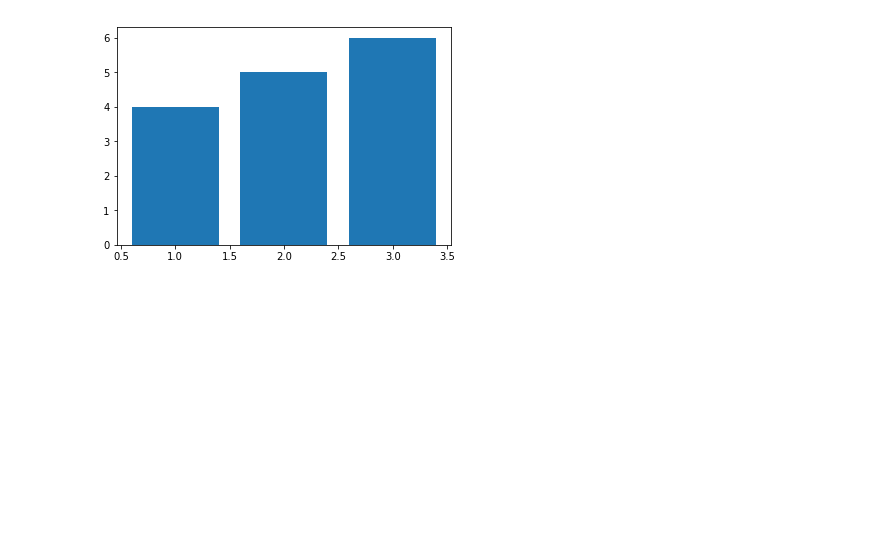
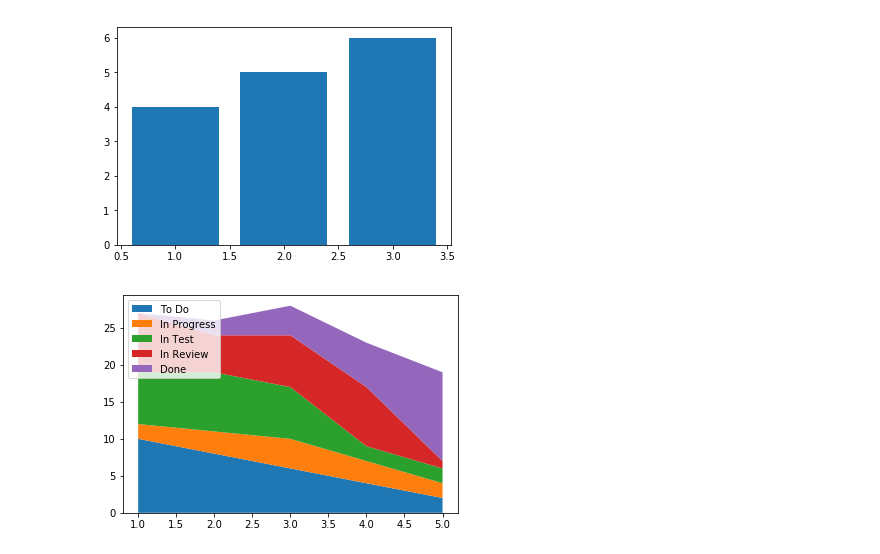
Before and after one commit to sajjadGG/book-python, a Jupyter notebook: data-vizualization/jupyter/Untitled.ipynb, the cells around one changed output. Cells and saved outputs as stored; diff of their text form; code cells hidden in the pictures; blank space fills up the shorter version.

```diff
--- a/data-vizualization/jupyter/Untitled.ipynb
+++ b/data-vizualization/jupyter/Untitled.ipynb
@@ -114,3 +129,21 @@ plt.hist(ages, bins, histtype='bar', rwidth=0.8, color='#FF000033')
 # %% [output]
 <BarContainer object of 3 artists>
 [figure]
+# %%
+days = [1, 2, 3, 4, 5]
+labels = ['To Do', 'In Progress', 'In Test', 'In Review', 'Done']
+
+# how many hours each day was spen on following
+todo = [10, 8, 6, 4, 2]
+in_progress = [2, 3, 4, 3, 2]
+in_test = [7, 8, 7, 2, 2]
+in_review = [8, 5, 7, 8, 1]
+done = [0, 2, 4, 6, 12]
+
+
+fig, ax = plt.subplots()
+ax.stackplot(days, todo,in_progress,in_test,in_review,done, labels=labels)
+ax.legend(loc='upper left')
+plt.show()
+# %% [output]
+[figure, added]
```
Also changed, not shown: parts of 7 cells of this notebook, 8 other files.
